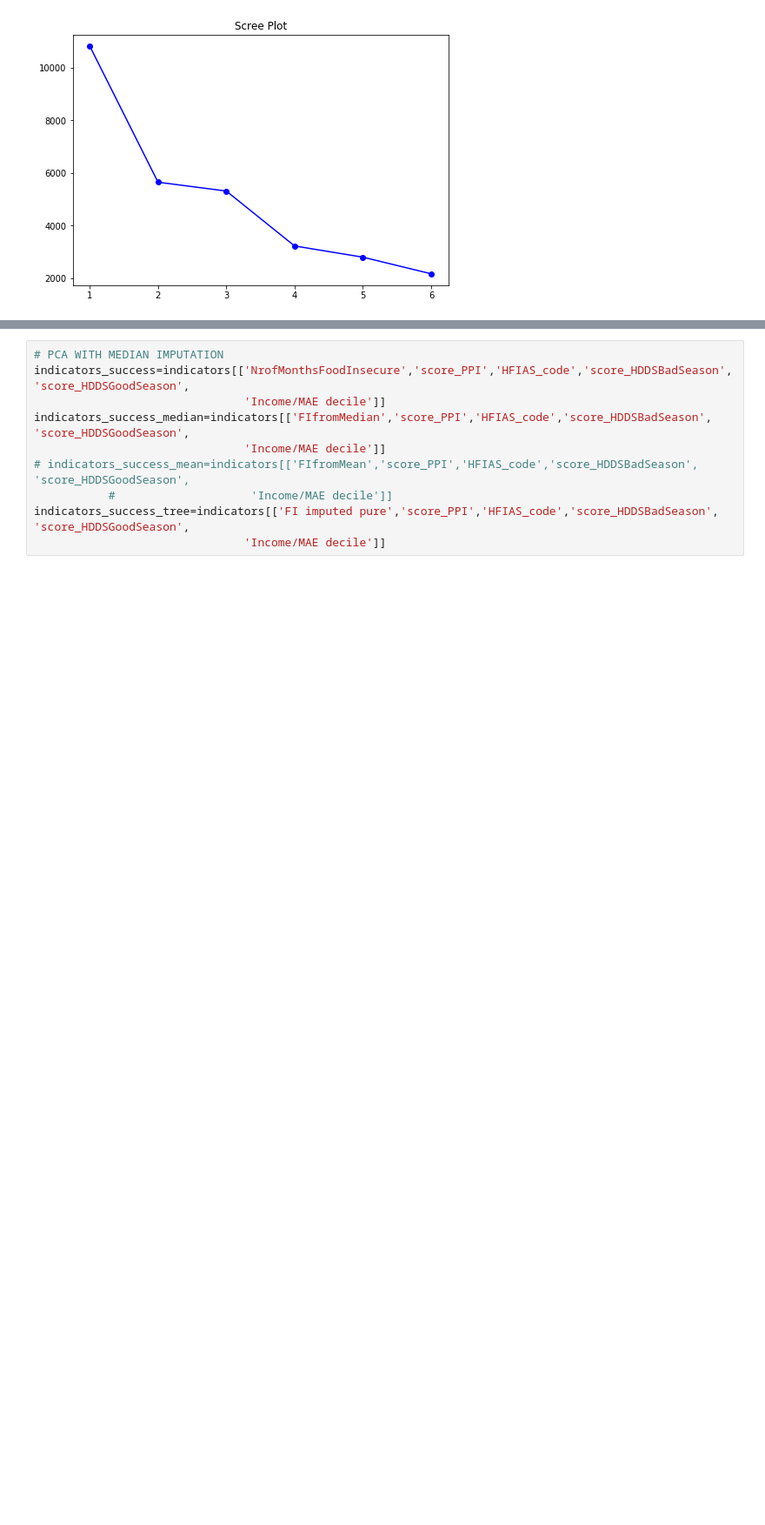
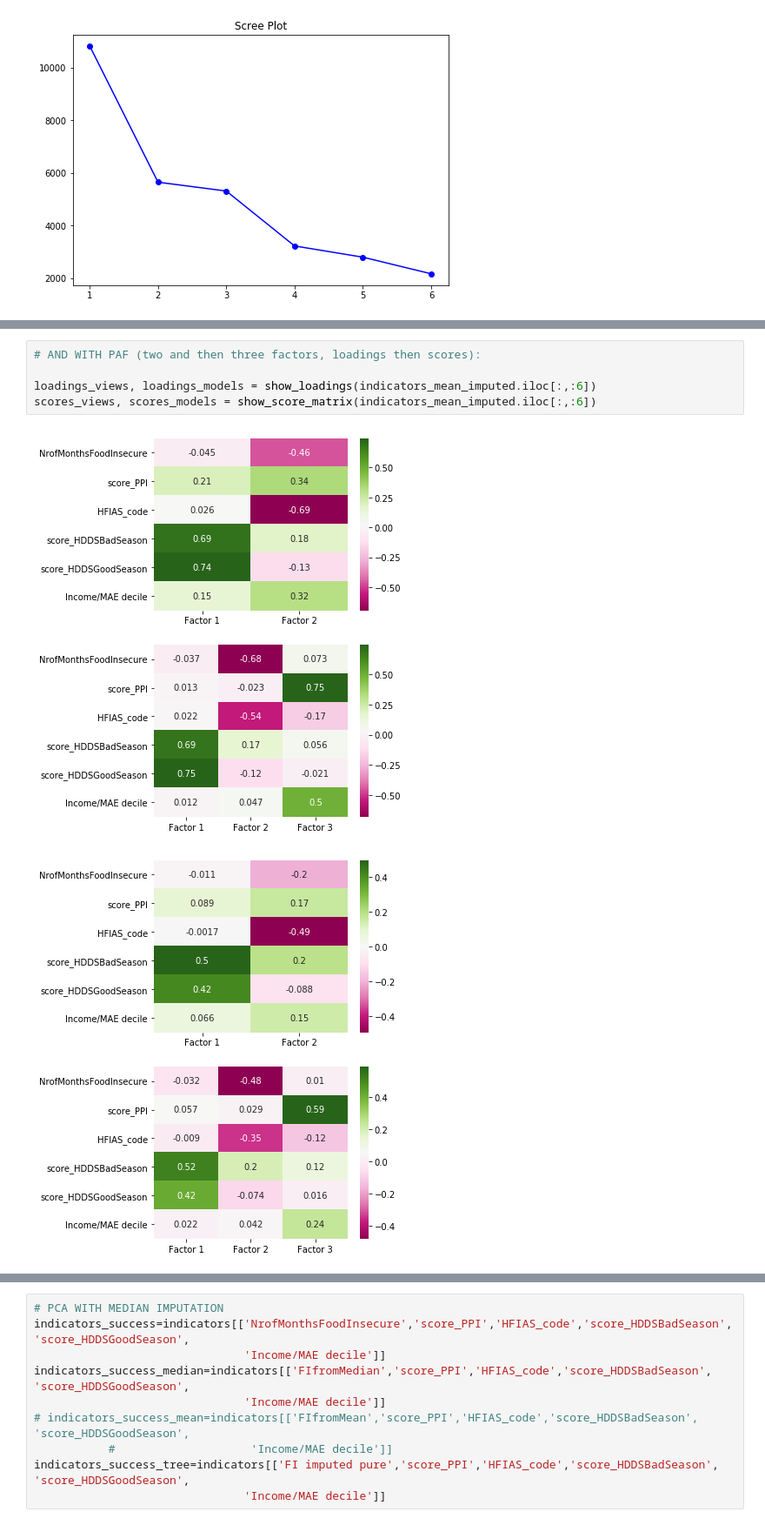
Before and after one commit to Clare3/Farming-competition-revisited-2, a Jupyter notebook: 3PCAonImputedValues.ipynb, the cells around one changed output, grey strips where cells are left out. Shown at 87% size. Cells and saved outputs as stored; diff of their text form; blank space fills up the shorter version.

```diff
--- a/3PCAonImputedValues.ipynb
+++ b/3PCAonImputedValues.ipynb
@@ -129,6 +188,14 @@ sns.heatmap(pca2loadings, annot=True)
 # %% [output]
 <matplotlib.axes._subplots.AxesSubplot at 0x...>
 [figure]
+# %%
+# AND WITH PAF (two and then three factors, loadings then scores):
+
+loadings_views, loadings_models = show_loadings(indicators_mean_imputed.iloc[:,:6])
+scores_views, scores_models = show_score_matrix(indicators_mean_imputed.iloc[:,:6])
+# %% [output]
+[figure, added]
+[figure, added]
 # %%
 # Again PPI and income decile load onto the same factor
 # Factor 1 - Quality of diet (or lack thereof)
```
Also changed, not shown: parts of 62 cells of this notebook, 1 other file.
